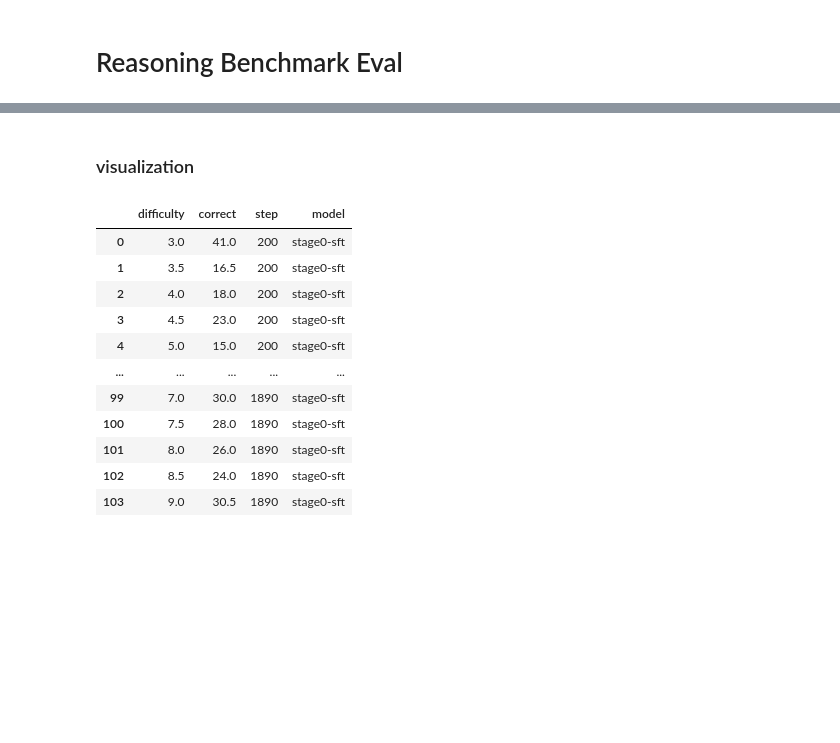
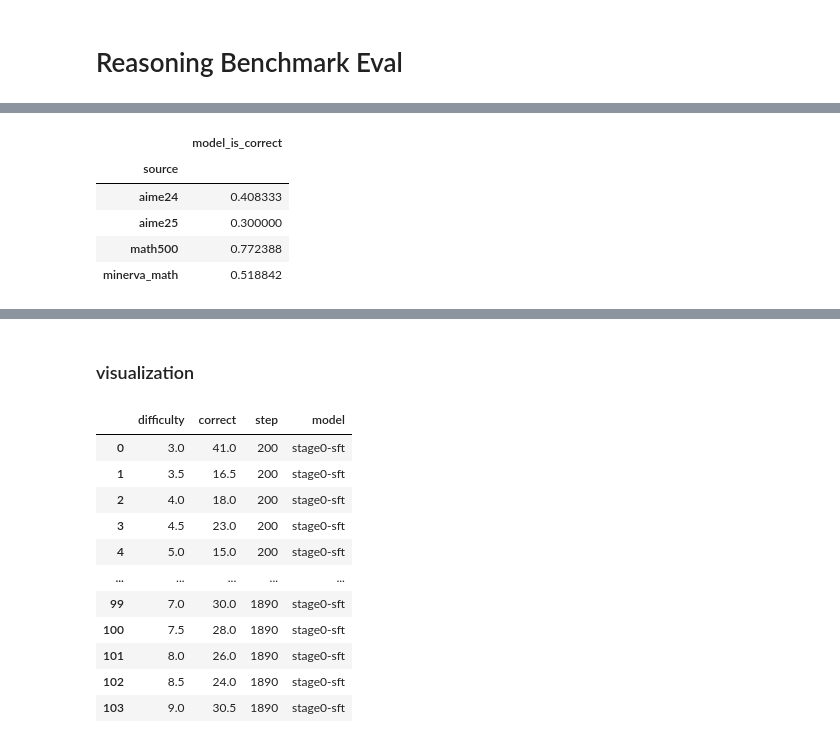
Before and after one commit to Aochong-Li/perturb-r, a Jupyter notebook: notebook/deepmath/benchmark_eval.ipynb, the cells around one changed output, grey strips where cells are left out. Drawn from its saved outputs; the diff is of its cells as text; code cells hidden in the pictures; blank space fills up the shorter version.

```diff
--- a/notebook/deepmath/benchmark_eval.ipynb
+++ b/notebook/deepmath/benchmark_eval.ipynb
@@ -149,0 +98,10 @@ def groupby_level (df):
+# %%
+# DeepScaleR-1.5B-Preview
+df.groupby('source')[["model_is_correct"]].mean()
+# %% [output]
+|  | model_is_correct |
+| source |  |
+| aime24 | 0.408333 |
+| aime25 | 0.300000 |
+| math500 | 0.772388 |
+| minerva_math | 0.518842 |
```
Also changed, not shown: parts of 28 cells of this notebook, 1 other file.
